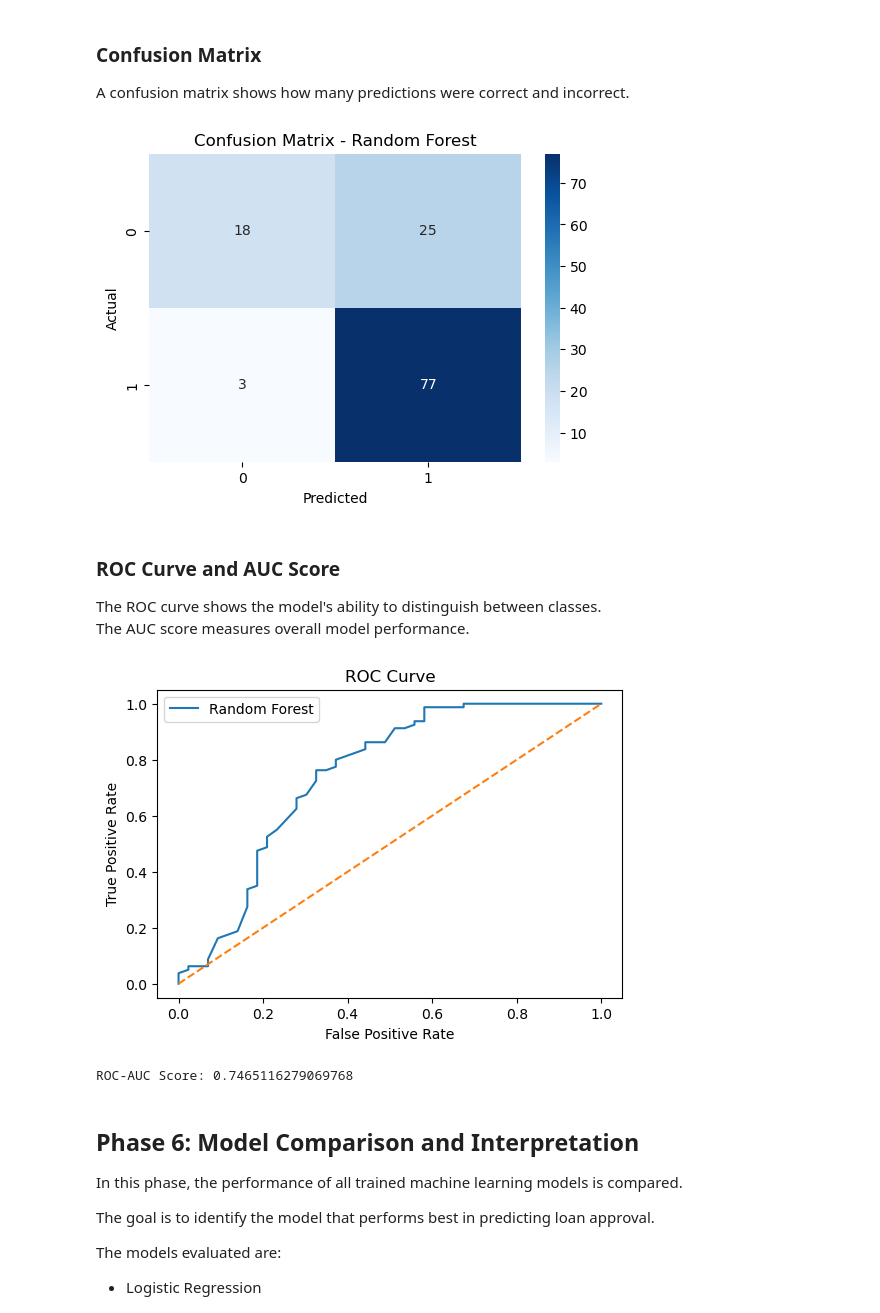
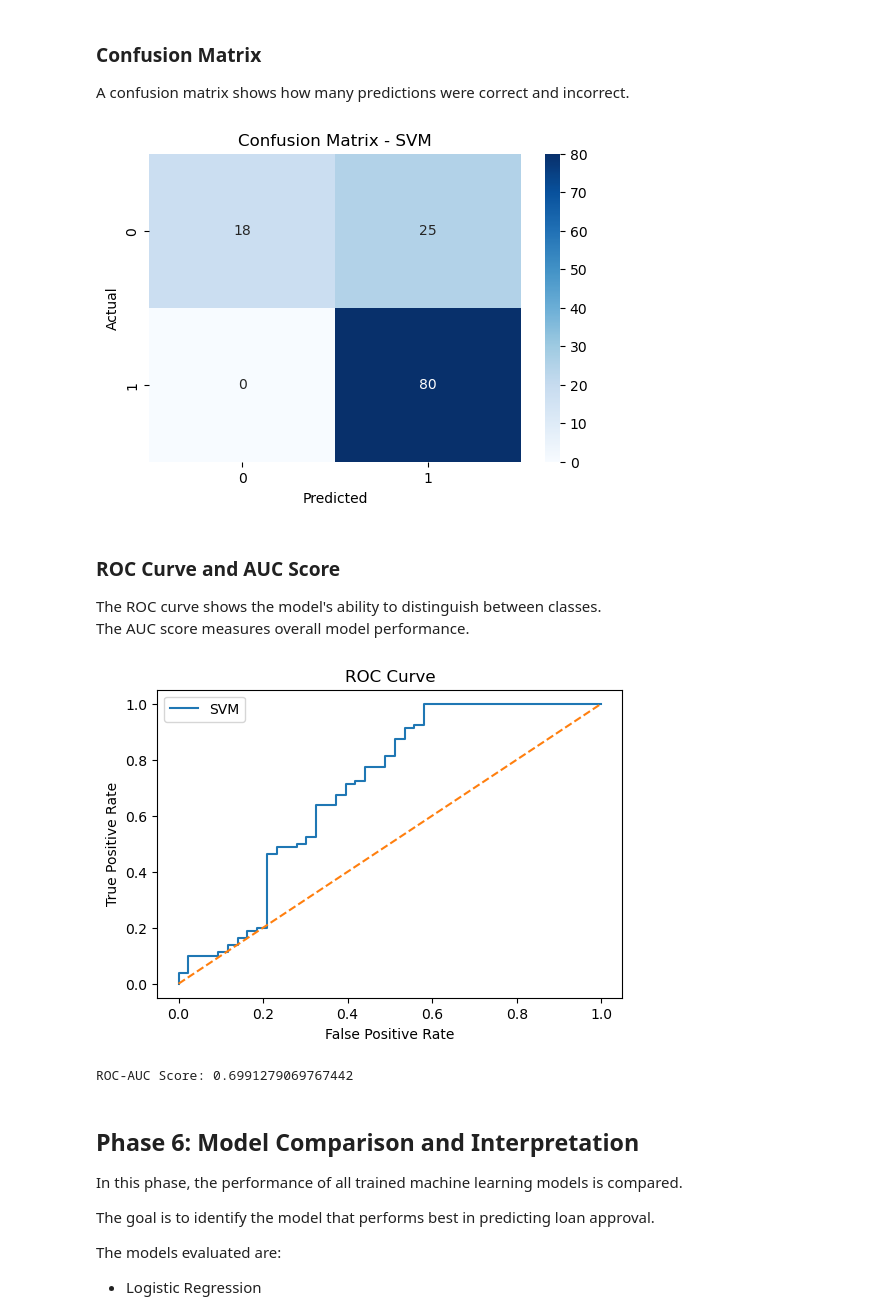
Before and after one commit to ananyabajpai729-ctrl/loan-approval-prediction, a Jupyter notebook: Loan_Approval_Prediction.ipynb, the cells around one changed output. Cells and saved outputs as stored; diff of their text form; code cells hidden in the pictures.

```diff
--- a/Loan_Approval_Prediction.ipynb
+++ b/Loan_Approval_Prediction.ipynb
@@ -625,39 +625,39 @@ weighted avg       0.85      0.80      0.77       123
 A confusion matrix shows how many predictions were correct and incorrect.
 # %%
 plt.figure(figsize=(6,4))
-cm = confusion_matrix(y_test, y_pred_rf)
+cm = confusion_matrix(y_test, y_pred_svm)
 
 sns.heatmap(cm, annot=True, fmt='d', cmap='Blues')
 plt.xlabel("Predicted")
 plt.ylabel("Actual")
-plt.title("Confusion Matrix - Random Forest")
+plt.title("Confusion Matrix - SVM")
 plt.show()
 # %% [output]
-[figure, old version]
+[figure, new version]
 # %% [markdown]
 ### ROC Curve and AUC Score
 
 The ROC curve shows the model's ability to distinguish between classes.
 The AUC score measures overall model performance.
 # %%
-y_prob = rf_model.predict_proba(X_test)[:,1]
+y_prob = svm_model.predict_proba(X_test)[:,1]
 
 fpr, tpr, thresholds = roc_curve(y_test, y_prob)
 
 plt.figure(figsize=(6,4))
-plt.plot(fpr, tpr, label="Random Forest")
+plt.plot(fpr, tpr, label="SVM")
 plt.plot([0,1],[0,1],'--')
 
 plt.xlabel("False Positive Rate")
 plt.ylabel("True Positive Rate")
 plt.title("ROC Curve")
 plt.legend()
 plt.show()
 
 print("ROC-AUC Score:", roc_auc_score(y_test, y_prob))
 # %% [output]
-[figure, old version]
+[figure, new version]
-ROC-AUC Score: 0.7465116279069768
+ROC-AUC Score: 0.6991279069767442
 # %% [markdown]
 ## Phase 6: Model Comparison and Interpretation
 
```
Also changed, not shown: parts of 3 cells of this notebook.
